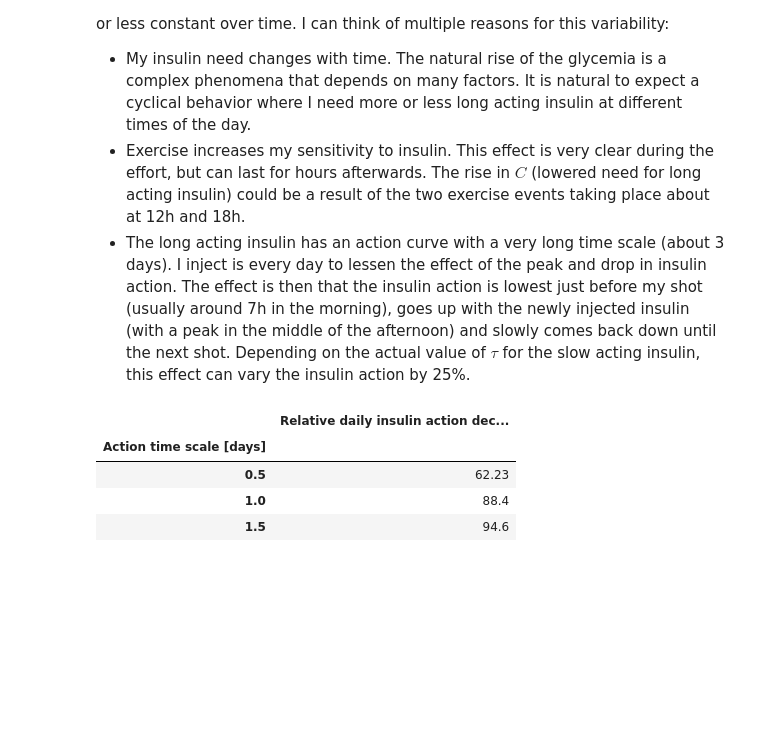
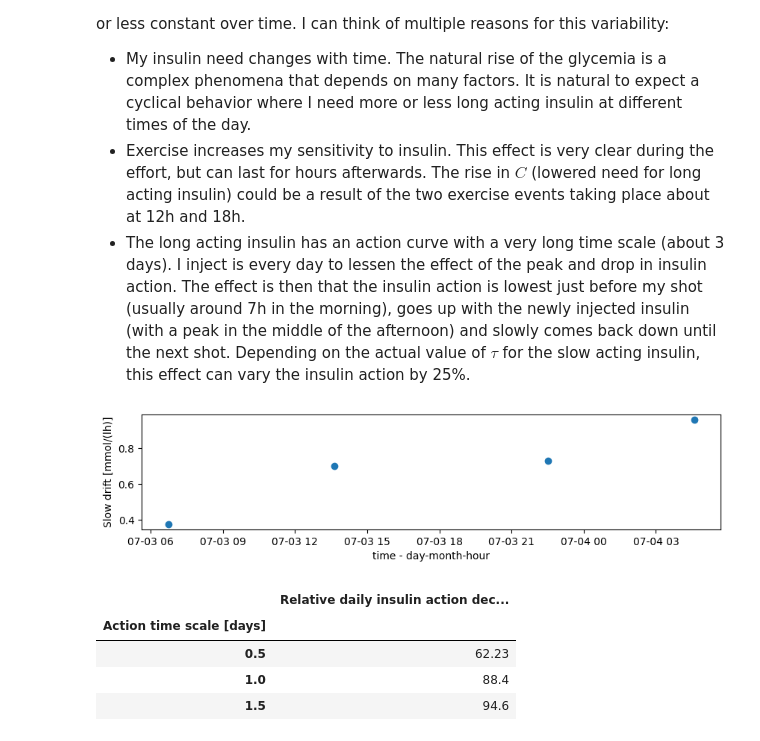
Before and after one commit to sethyvenatem/blood_sugar_fast_day, a Jupyter notebook: fast_day.ipynb, the cells around one changed output. Drawn from its saved outputs; the diff is of its cells as text; code cells hidden in the pictures; blank space fills up the shorter version.

```diff
--- a/fast_day.ipynb
+++ b/fast_day.ipynb
@@ -749,23 +752,26 @@ The slow drift term changes quite a lot from one event ot the next. See the figu
 - Exercise increases my sensitivity to insulin. This effect is very clear during the effort, but can last for hours afterwards. The rise in $C$ (lowered need for long acting insulin) could be a result of the two exercise events taking place about at 12h and 18h.
 - The long acting insulin has an action curve with a very long time scale (about 3 days). I inject is every day to lessen the effect of the peak and drop in insulin action. The effect is then that the insulin action is lowest just before my shot (usually around 7h in the morning), goes up with the newly injected insulin (with a peak in the middle of the afternoon) and slowly comes back down until the next shot. Depending on the actual value of $\tau$ for the slow acting insulin, this effect can vary the insulin action by 25%.
 # %%
+import pandas as pd
+import numpy as np
+import matplotlib.pyplot as plt
+
+drifts.to_csv('exercise_drifts.csv')
+
+# Import data from the previous sections.
 temp = pd.concat([pd.read_csv('insulin_action_1.csv')[['Event start','Slow drift [mmol/(lh)]']],pd.read_csv('glucose_action_1.csv')[['Event start','Slow drift [mmol/(lh)]']]])
 temp['Event start'] = pd.to_datetime(temp['Event start'])
 temp = temp.set_index('Event start')
-
-time = [datetime(2024,7,3,6,44)]
-time+=list(events_description.index)
-drift = [0.375]
-drift+=list(events_description['Slow drift [mmol/(lh)]'])
-drift = np.array(drift)
 
 fig, axs = plt.subplots(1)
 fig.set_figheight(2)
 fig.set_figwidth(10)
 
 axs.scatter(temp.index,temp['Slow drift [mmol/(lh)]'])
 axs.set_xlabel('time - day-month-hour')
 axs.set_ylabel('Slow drift [mmol/(lh)]');
+# %% [output]
+[figure, added]
 # %%
 def theta(x):
     # I use a smooth version of the heaviside function to avoid tripping the fit algorithm.
```
Also changed, not shown: parts of 2 cells of this notebook, 1 other file.
